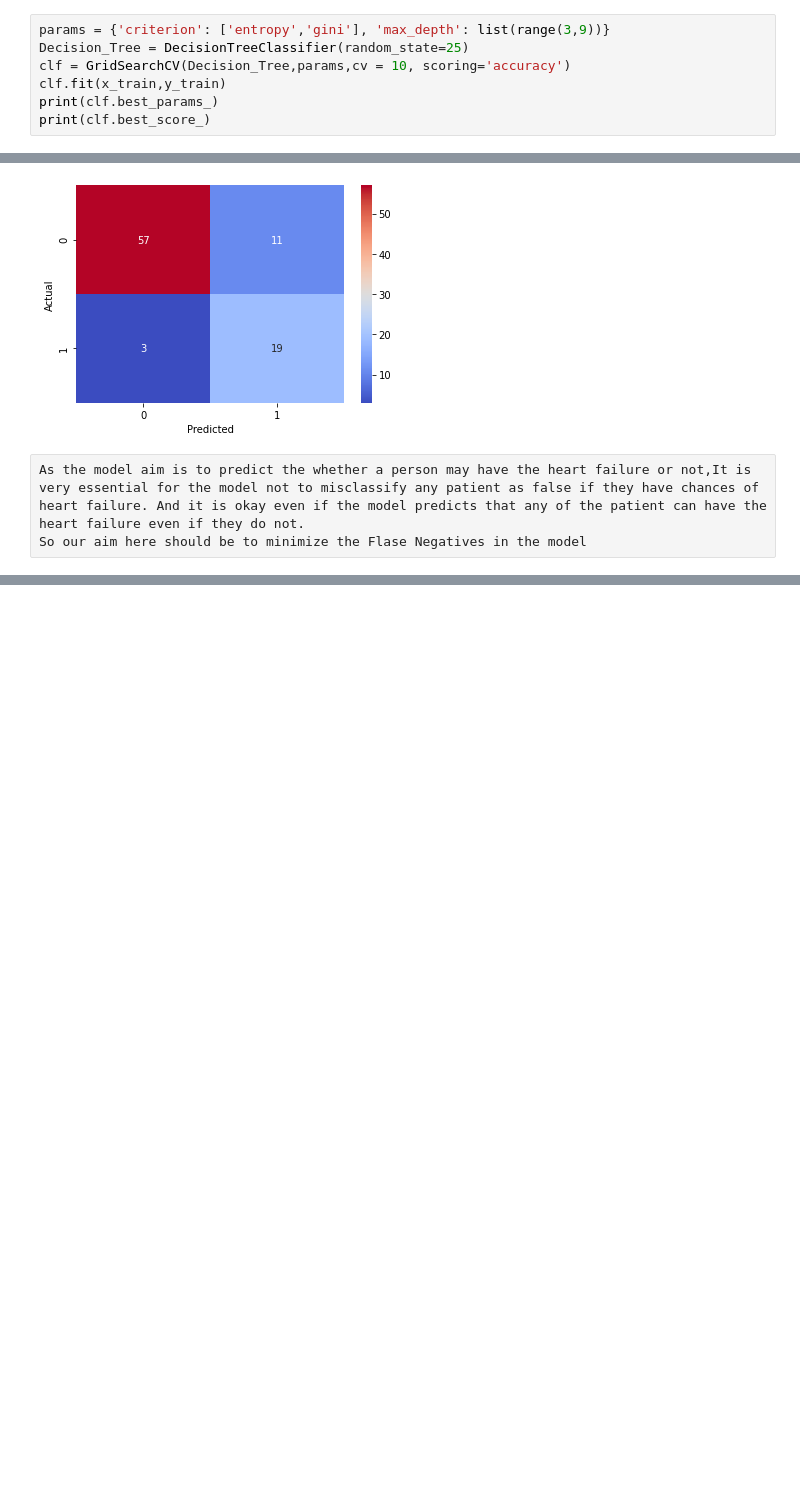
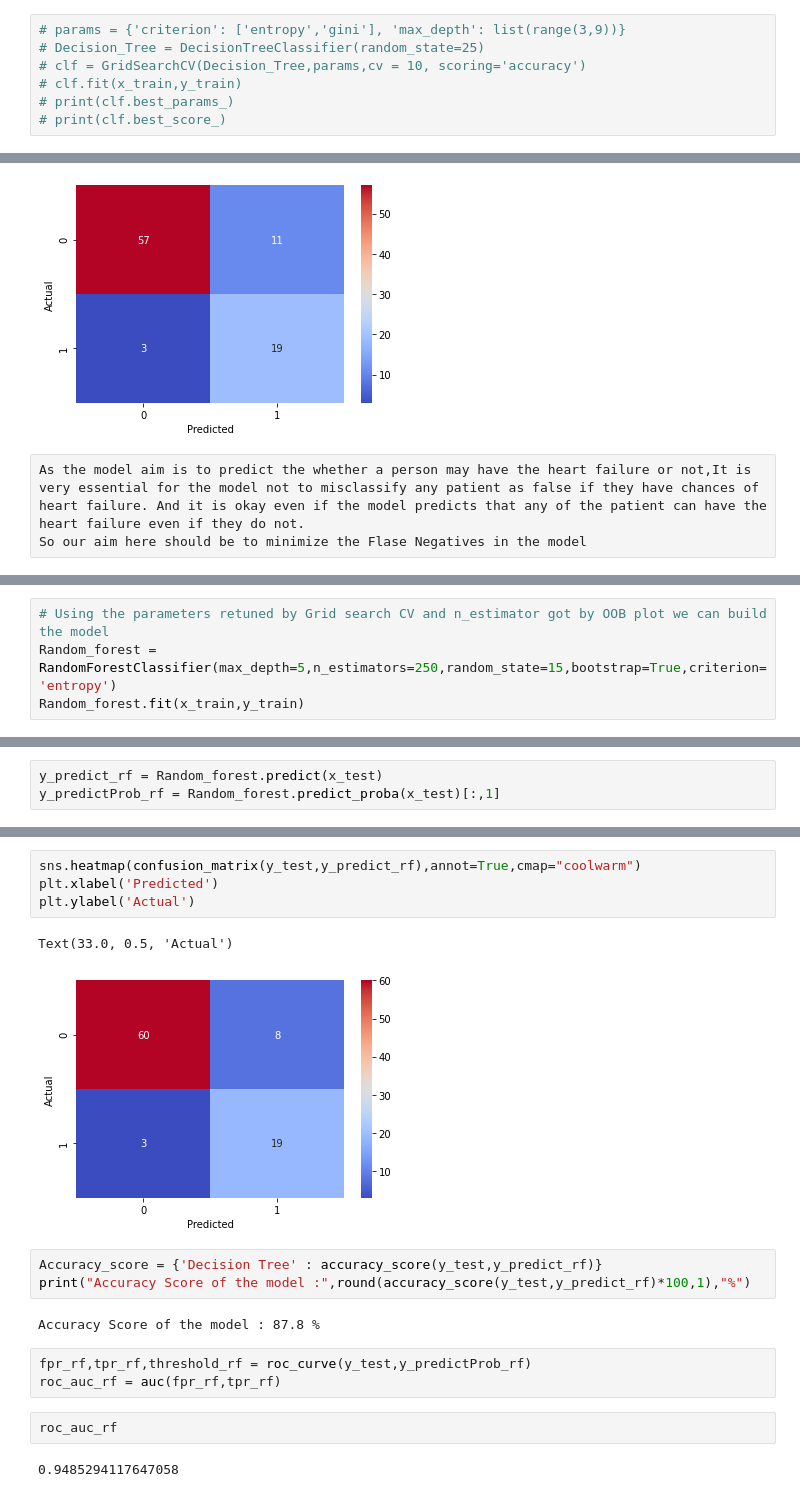
Before and after one commit to CKManoj012/Projects, a Jupyter notebook: Heart Failure EDA.ipynb, the cells around one changed output, grey strips where cells are left out. Drawn from its saved outputs; the diff is of its cells as text; blank space fills up the shorter version.

```diff
--- a/Heart Failure EDA.ipynb
+++ b/Heart Failure EDA.ipynb
@@ -248,9 +248,9 @@ Difference : 0.189
 
 from sklearn.model_selection import GridSearchCV
 # %%
-params = {'criterion': ['entropy','gini'], 'max_depth': list(range(3,9))}
-Decision_Tree = DecisionTreeClassifier(random_state=25)
-clf = GridSearchCV(Decision_Tree,params,cv = 10, scoring='accuracy')
-clf.fit(x_train,y_train)
-print(clf.best_params_)
-print(clf.best_score_)
+# params = {'criterion': ['entropy','gini'], 'max_depth': list(range(3,9))}
+# Decision_Tree = DecisionTreeClassifier(random_state=25)
+# clf = GridSearchCV(Decision_Tree,params,cv = 10, scoring='accuracy')
+# clf.fit(x_train,y_train)
+# print(clf.best_params_)
+# print(clf.best_score_)
@@ -290,0 +363,4 @@ So our aim here should be to minimize the Flase Negatives in the model
+# %%
+# Using the parameters retuned by Grid search CV and n_estimator got by OOB plot we can build the model
+Random_forest = RandomForestClassifier(max_depth=5,n_estimators=250,random_state=15,bootstrap=True,criterion='entropy')
+Random_forest.fit(x_train,y_train)
@@ -290,0 +370,3 @@ So our aim here should be to minimize the Flase Negatives in the model
+# %%
+y_predict_rf = Random_forest.predict(x_test)
+y_predictProb_rf = Random_forest.predict_proba(x_test)[:,1]
@@ -290,0 +384,19 @@ So our aim here should be to minimize the Flase Negatives in the model
+# %%
+sns.heatmap(confusion_matrix(y_test,y_predict_rf),annot=True,cmap="coolwarm")
+plt.xlabel('Predicted')
+plt.ylabel('Actual')
+# %% [output]
+Text(33.0, 0.5, 'Actual')
+[figure, added]
+# %%
+Accuracy_score = {'Decision Tree' : accuracy_score(y_test,y_predict_rf)}
+print("Accuracy Score of the model :",round(accuracy_score(y_test,y_predict_rf)*100,1),"%")
+# %% [output]
+Accuracy Score of the model : 87.8 %
+# %%
+fpr_rf,tpr_rf,threshold_rf = roc_curve(y_test,y_predictProb_rf)
+roc_auc_rf = auc(fpr_rf,tpr_rf)
+# %%
+roc_auc_rf
+# %% [output]
+0.9485294117647058
```
Also changed, not shown: parts of 76 cells of this notebook.
